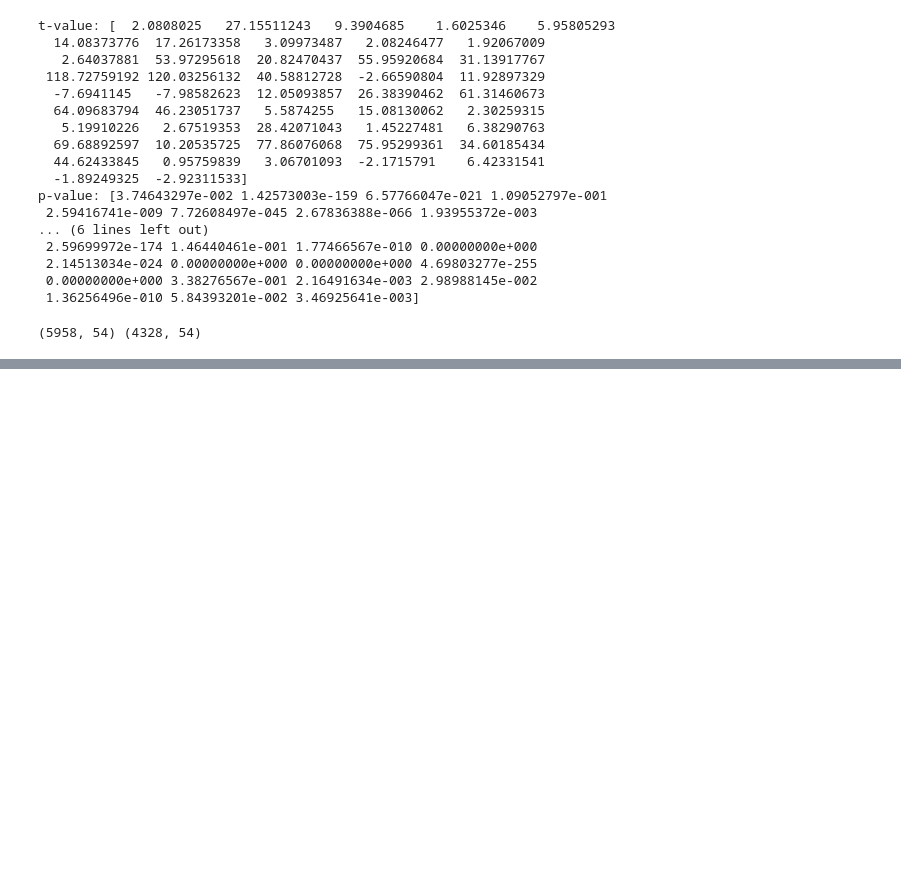
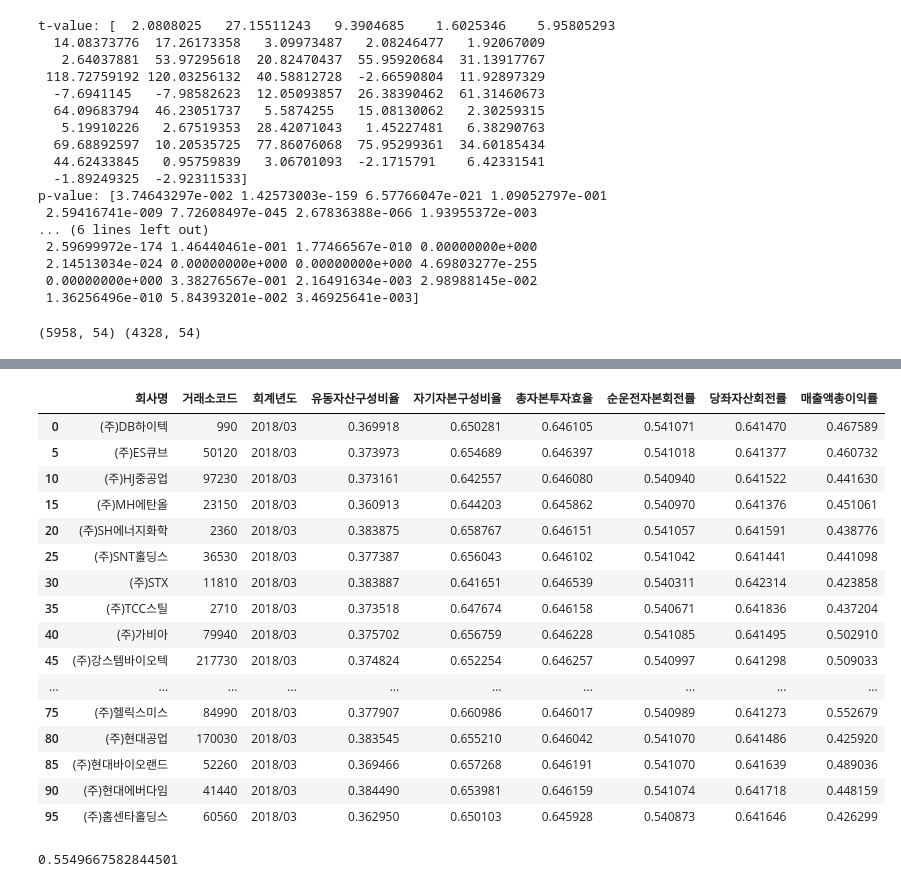
Before and after one commit to seohyungro/Python, a Jupyter notebook: 공모전/01_데이터.ipynb, the cells around one changed output, grey strips where cells are left out. Cells and saved outputs as stored; diff of their text form; code cells hidden in the pictures; blank space fills up the shorter version.

```diff
--- a/공모전/01_데이터.ipynb
+++ b/공모전/01_데이터.ipynb
@@ -706,0 +1034,3 @@ NameError: name '안정성' is not defined
+# %%
+total = total_df[['유동자산구성비율', '자기자본구성비율', '총자본투자효율', '순운전자본회전률',
+       '당좌자산회전률', '매출액총이익률']]
@@ -706,0 +1053,11 @@ NameError: name '안정성' is not defined
+# %%
+from sklearn.preprocessing import MinMaxScaler
+
+# MinMaxScaler 객체 생성
+scaler = MinMaxScaler()
+
+# 데이터프레임의 모든 열에 대해 min-max 스케일링 적용
+scaled_df = pd.DataFrame(scaler.fit_transform(total), columns=total.columns)
+
+# 스케일링된 데이터프레임 출력
+print(scaled_df)
@@ -706,0 +1079,8 @@ NameError: name '안정성' is not defined
+# %%
+total_df = total_df[['회사명', '거래소코드', '회계년도']]
+total_df['유동자산구성비율'] = scaled_df['유동자산구성비율']
+total_df['자기자본구성비율'] = scaled_df['자기자본구성비율']
+total_df['총자본투자효율'] = scaled_df['총자본투자효율']
+total_df['순운전자본회전률'] = scaled_df['순운전자본회전률']
+total_df['당좌자산회전률'] = scaled_df['당좌자산회전률']
+total_df['매출액총이익률'] = scaled_df['매출액총이익률']
@@ -706,0 +1103,52 @@ NameError: name '안정성' is not defined
+# %%
+f_201803 = total_df[total_df['회계년도'] == '2018/03']
+f_201903 = total_df[total_df['회계년도'] == '2019/03']
+f_202003 = total_df[total_df['회계년도'] == '2020/03']
+f_202103 = total_df[total_df['회계년도'] == '2021/03']
+f_202203 = total_df[total_df['회계년도'] == '2022/03']
+f_201806 = total_df[total_df['회계년도'] == '2018/06']
+f_201906 = total_df[total_df['회계년도'] == '2019/06']
+f_202006 = total_df[total_df['회계년도'] == '2020/06']
+f_202106 = total_df[total_df['회계년도'] == '2021/06']
+f_202206 = total_df[total_df['회계년도'] == '2022/06']
+f_201809 = total_df[total_df['회계년도'] == '2018/09']
+f_201909 = total_df[total_df['회계년도'] == '2019/09']
+f_202009 = total_df[total_df['회계년도'] == '2020/09']
+f_202109 = total_df[total_df['회계년도'] == '2021/09']
+f_202209 = total_df[total_df['회계년도'] == '2022/09']
+f_201812 = total_df[total_df['회계년도'] == '2018/12']
+f_201912 = total_df[total_df['회계년도'] == '2019/12']
+f_202012 = total_df[total_df['회계년도'] == '2020/12']
+f_202112 = total_df[total_df['회계년도'] == '2021/12']
+f_202212 = total_df[total_df['회계년도'] == '2022/12']
+# %%
+f_201803
+# %% [output]
+|  | 회사명 | 거래소코드 | 회계년도 | 유동자산구성비율 | 자기자본구성비율 | 총자본투자효율 | 순운전자본회전률 | 당좌자산회전률 | 매출액총이익률 |
+| 0 | (주)DB하이텍 | 990 | 2018/03 | 0.369918 | 0.650281 | 0.646105 | 0.541071 | 0.641470 | 0.467589 |
+| 5 | (주)ES큐브 | 50120 | 2018/03 | 0.373973 | 0.654689 | 0.646397 | 0.541018 | 0.641377 | 0.460732 |
+| 10 | (주)HJ중공업 | 97230 | 2018/03 | 0.373161 | 0.642557 | 0.646080 | 0.540940 | 0.641522 | 0.441630 |
+| 15 | (주)MH에탄올 | 23150 | 2018/03 | 0.360913 | 0.644203 | 0.645862 | 0.540970 | 0.641376 | 0.451061 |
+| 20 | (주)SH에너지화학 | 2360 | 2018/03 | 0.383875 | 0.658767 | 0.646151 | 0.541057 | 0.641591 | 0.438776 |
+| 25 | (주)SNT홀딩스 | 36530 | 2018/03 | 0.377387 | 0.656043 | 0.646102 | 0.541042 | 0.641441 | 0.441098 |
+| 30 | (주)STX | 11810 | 2018/03 | 0.383887 | 0.641651 | 0.646539 | 0.540311 | 0.642314 | 0.423858 |
+| 35 | (주)TCC스틸 | 2710 | 2018/03 | 0.373518 | 0.647674 | 0.646158 | 0.540671 | 0.641836 | 0.437204 |
+| 40 | (주)가비아 | 79940 | 2018/03 | 0.375702 | 0.656759 | 0.646228 | 0.541085 | 0.641495 | 0.502910 |
+| 45 | (주)강스템바이오텍 | 217730 | 2018/03 | 0.374824 | 0.652254 | 0.646257 | 0.540997 | 0.641298 | 0.509033 |
+| ... | ... | ... | ... | ... | ... | ... | ... | ... | ... |
+| 75 | (주)헬릭스미스 | 84990 | 2018/03 | 0.377907 | 0.660986 | 0.646017 | 0.540989 | 0.641273 | 0.552679 |
+| 80 | (주)현대공업 | 170030 | 2018/03 | 0.383545 | 0.655210 | 0.646042 | 0.541070 | 0.641486 | 0.425920 |
+| 85 | (주)현대바이오랜드 | 52260 | 2018/03 | 0.369466 | 0.657268 | 0.646191 | 0.541070 | 0.641639 | 0.489036 |
+| 90 | (주)현대에버다임 | 41440 | 2018/03 | 0.384490 | 0.653981 | 0.646159 | 0.541074 | 0.641718 | 0.448159 |
+| 95 | (주)홈센타홀딩스 | 60560 | 2018/03 | 0.362950 | 0.650103 | 0.645928 | 0.540873 | 0.641646 | 0.426299 |
+# %%
+col = f_201803[['유동자산구성비율', '자기자본구성비율', '총자본투자효율', '순운전자본회전률', '당좌자산회전률', '매출액총이익률']]
+
+# 각 컬럼의 평균을 구하고 합침
+mean_sum = sum(col.mean(axis=0))
+
+# 결과 출력
+result = mean_sum / 6
+print(result)
+# %% [output]
+0.5549667582844501
```
Also changed, not shown: parts of 45 cells of this notebook, 6 other files.
